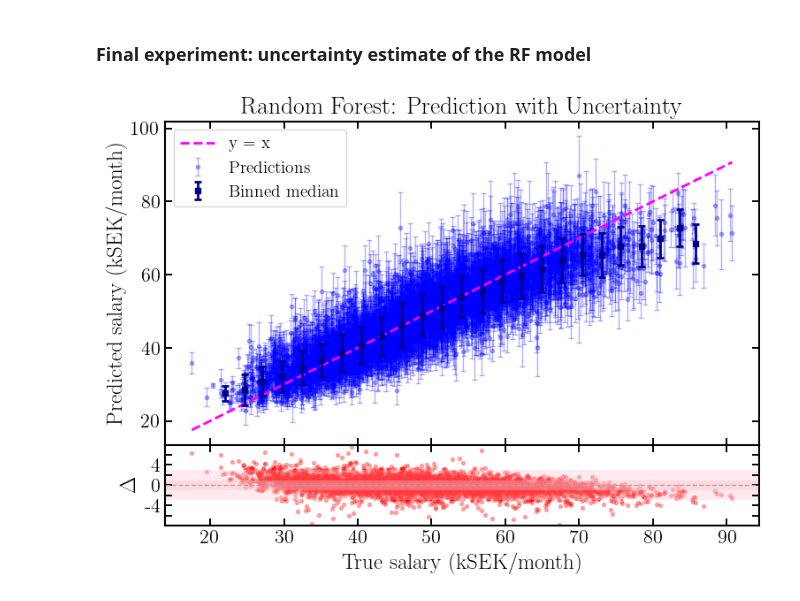
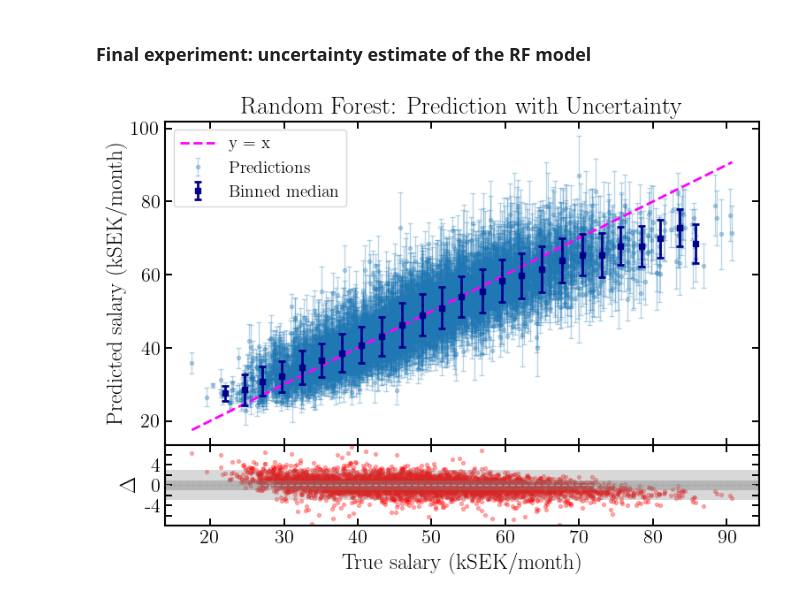
Before and after one commit to santimda/mock_salaries, a Jupyter notebook: notebooks/analysis.ipynb, the cells around one changed output. Cells and saved outputs as stored; diff of their text form; code cells hidden in the pictures.

Commit message:
improved colors of the image

```diff
--- a/notebooks/analysis.ipynb
+++ b/notebooks/analysis.ipynb
@@ -709,7 +709,7 @@ ax.errorbar(
     y_pred,
     yerr=sigma_pred,
     fmt='o',
-    color='blue',
+    color='C0',
     alpha=0.3,
     markersize=3,
     elinewidth=1,
@@ -804,36 +804,36 @@ rect1 = Rectangle(
     2,
     linewidth=0,
     edgecolor='none',
-    facecolor='pink',
+    facecolor='grey',
     alpha=0.4,
     zorder=1,
 )
 residuals_ax.add_patch(rect1)
 
 # Rectangle for ±3 sigma
 rect2 = Rectangle(
     (xmin, -3),
     xmax - xmin,
     6,
     linewidth=0,
     edgecolor='none',
-    facecolor='pink',
+    facecolor='grey',
     alpha=0.3,
     zorder=1,
 )
 residuals_ax.add_patch(rect2)
 
 # Set y-axis limits and ticks
 residuals_ax.set_ylim(-8, 8)
 residuals_ax.set_yticks([-8, -6, -4, -2, 0, 2, 4, 6, 8])
 residuals_ax.set_yticklabels(['', '', '-4', '', '0', '', '4', '', ''])
 
 # Match x-axis limits with the main plot
 residuals_ax.set_xlim(xmin, xmax)
 
 # Plot
 plt.tight_layout()
 plt.savefig('../figs/prediction_vs_truth.png', dpi=250)
 plt.show()
 # %% [output]
-[figure, old version]
+[figure, new version]
```
Also changed, not shown: 1 other file.
